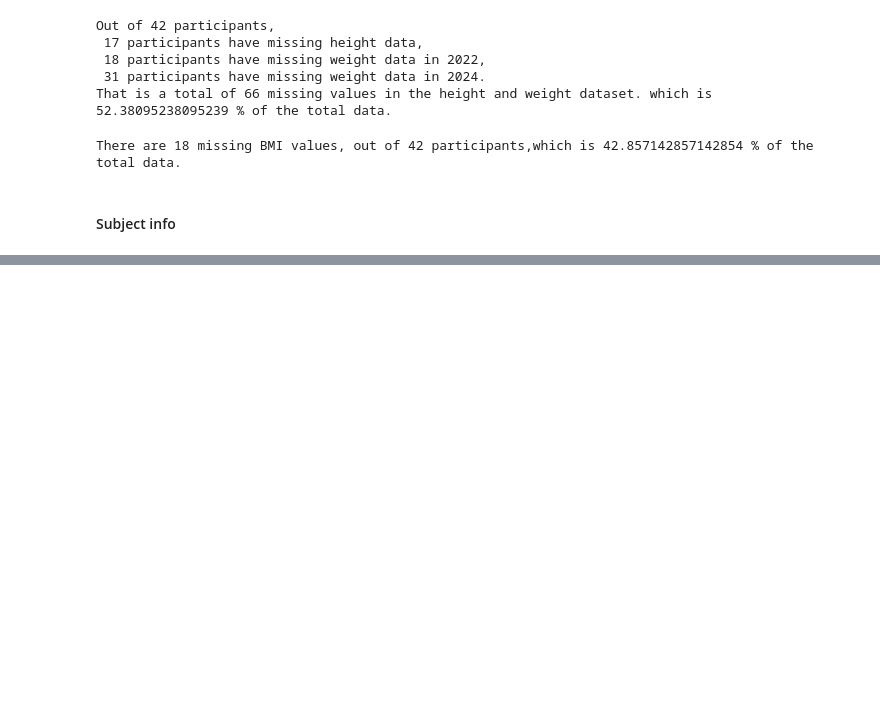
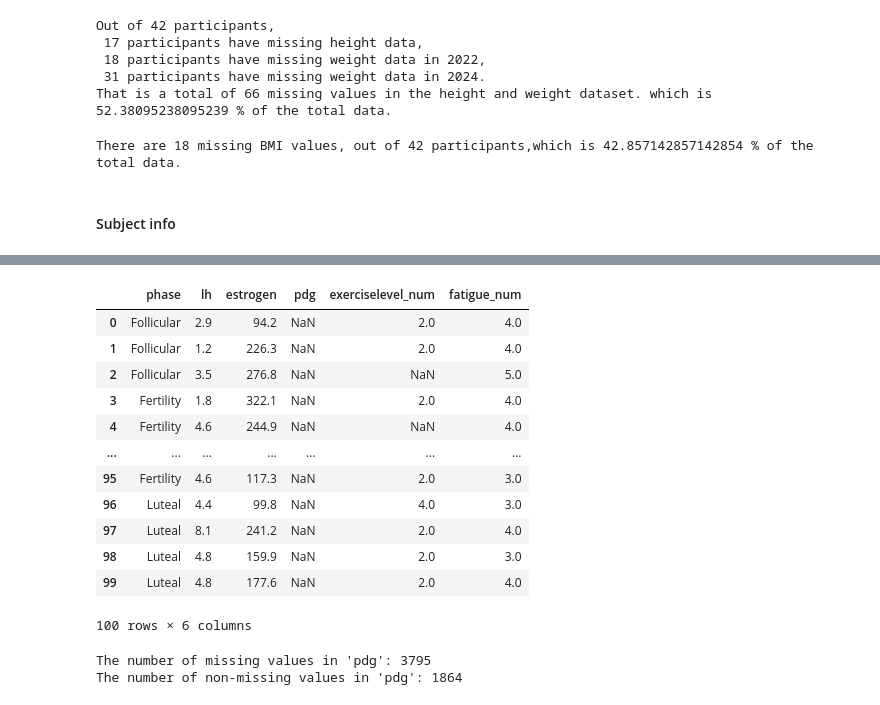
Before and after one commit to EstelleWang-UofT/ML-for-Women, a Jupyter notebook: notebooks/physical activity/mcphases_physical_activity 111.ipynb, the cells around one changed output, grey strips where cells are left out. Drawn from its saved outputs; the diff is of its cells as text; code cells hidden in the pictures; blank space fills up the shorter version.

```diff
--- a/notebooks/physical activity/mcphases_physical_activity 111.ipynb
+++ b/notebooks/physical activity/mcphases_physical_activity 111.ipynb
@@ -313,0 +377,23 @@ KeyError: 'self_report_menstrual_health_literacy'
+# %%
+hormones_and_selfreport = hormones_and_selfreport[["phase", "lh", "estrogen", "pdg", "exerciselevel_num", "fatigue_num"]]
+hormones_and_selfreport.head(100)
+# %% [output]
+|  | phase | lh | estrogen | pdg | exerciselevel_num | fatigue_num |
+| 0 | Follicular | 2.9 | 94.2 | NaN | 2.0 | 4.0 |
+| 1 | Follicular | 1.2 | 226.3 | NaN | 2.0 | 4.0 |
+| 2 | Follicular | 3.5 | 276.8 | NaN | NaN | 5.0 |
+| 3 | Fertility | 1.8 | 322.1 | NaN | 2.0 | 4.0 |
+| 4 | Fertility | 4.6 | 244.9 | NaN | NaN | 4.0 |
+| ... | ... | ... | ... | ... | ... | ... |
+| 95 | Fertility | 4.6 | 117.3 | NaN | 2.0 | 3.0 |
+| 96 | Luteal | 4.4 | 99.8 | NaN | 4.0 | 3.0 |
+| 97 | Luteal | 8.1 | 241.2 | NaN | 2.0 | 4.0 |
+| 98 | Luteal | 4.8 | 159.9 | NaN | 2.0 | 3.0 |
+| 99 | Luteal | 4.8 | 177.6 | NaN | 2.0 | 4.0 |
+100 rows × 6 columns
+# %%
+print("The number of missing values in 'pdg':", hormones_and_selfreport["pdg"].isna().sum())
+print("The number of non-missing values in 'pdg':", hormones_and_selfreport["pdg"].notna().sum())
+# %% [output]
+The number of missing values in 'pdg': 3795
+The number of non-missing values in 'pdg': 1864
```
Also changed, not shown: parts of 9 cells of this notebook.
